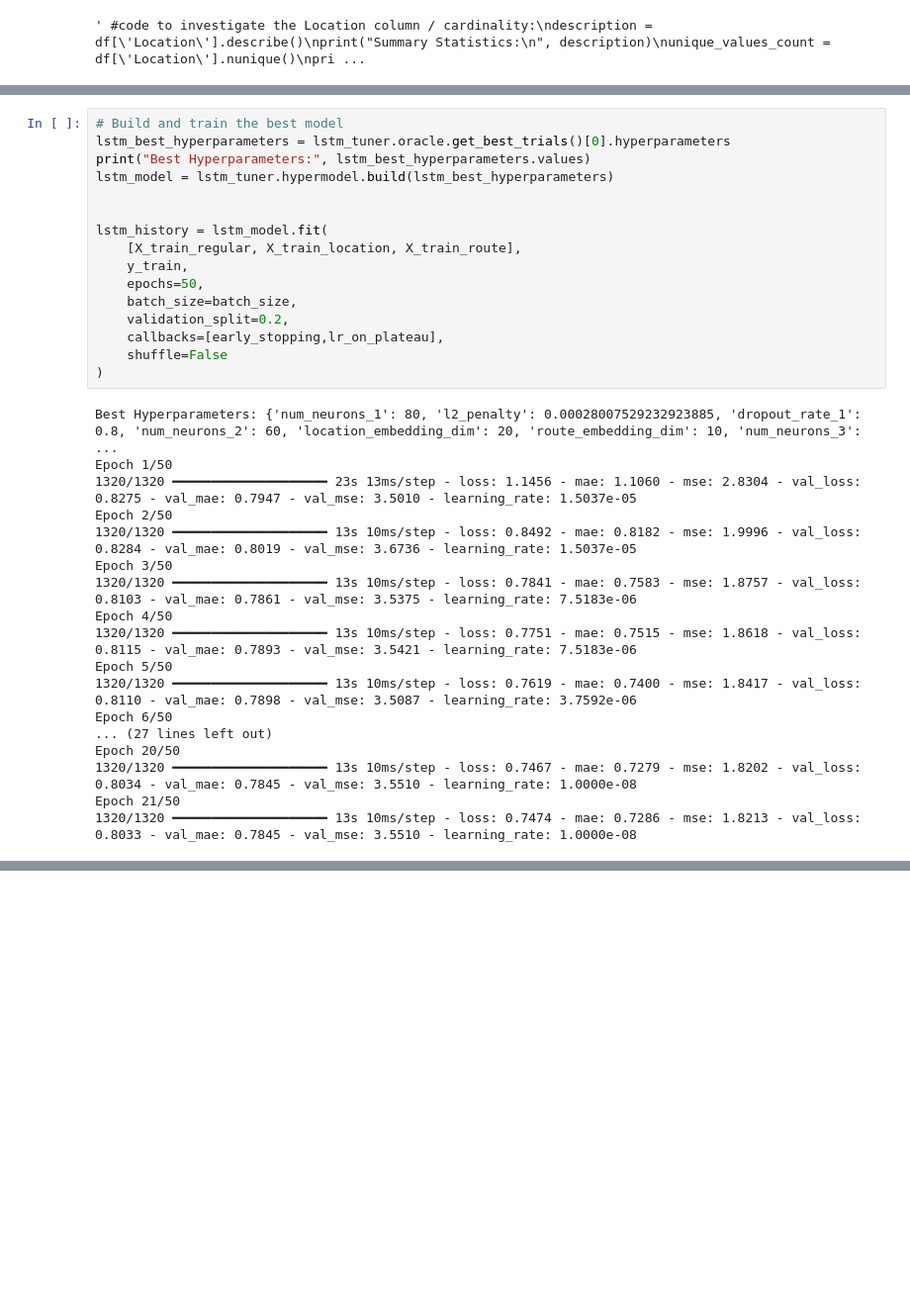
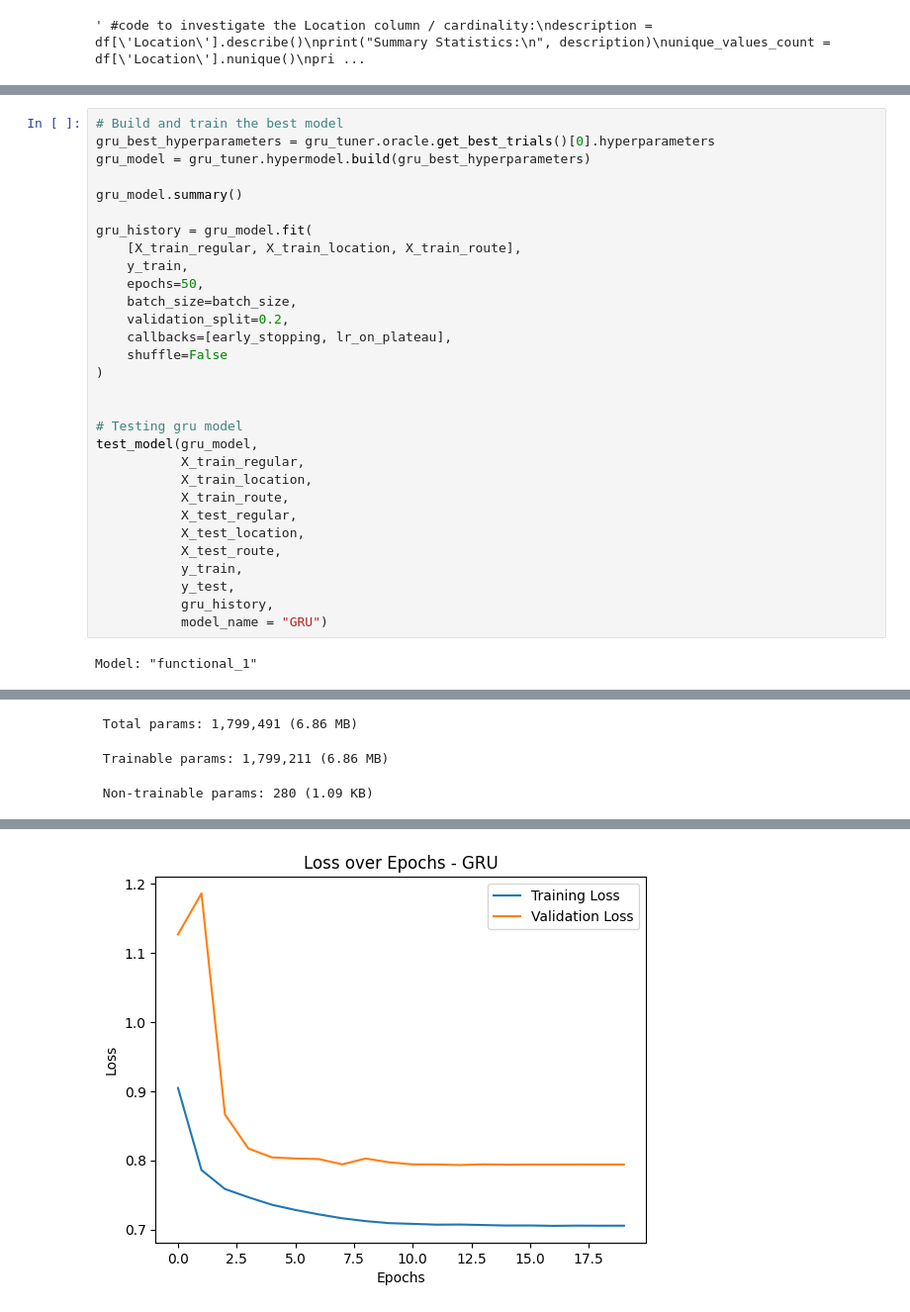
Before and after one commit to jaden-hong/AISE4010_project, a Jupyter notebook: ttc_project.ipynb, the cells around one changed output, grey strips where cells are left out. Shown at 99% size. Drawn from its saved outputs; the diff is of its cells as text; blank space fills up the shorter version.

```diff
--- a/ttc_project.ipynb
+++ b/ttc_project.ipynb
@@ -607,34 +1000,32 @@ KeyboardInterrupt:
 # %%
 # Build and train the best model
-lstm_best_hyperparameters = lstm_tuner.oracle.get_best_trials()[0].hyperparameters
-print("Best Hyperparameters:", lstm_best_hyperparameters.values)
-lstm_model = lstm_tuner.hypermodel.build(lstm_best_hyperparameters)
+gru_best_hyperparameters = gru_tuner.oracle.get_best_trials()[0].hyperparameters
+gru_model = gru_tuner.hypermodel.build(gru_best_hyperparameters)
 
+gru_model.summary()
 
-lstm_history = lstm_model.fit(
+gru_history = gru_model.fit(
     [X_train_regular, X_train_location, X_train_route],
     y_train,
     epochs=50,
     batch_size=batch_size,
     validation_split=0.2,
-    callbacks=[early_stopping,lr_on_plateau],
+    callbacks=[early_stopping, lr_on_plateau],
     shuffle=False
 )
+
+
+# Testing gru model
+test_model(gru_model,
+           X_train_regular,
+           X_train_location,
+           X_train_route,
+           X_test_regular,
+           X_test_location,
+           X_test_route,
+           y_train,
+           y_test,
+           gru_history,
+           model_name = "GRU")
 # %% [output]
-Best Hyperparameters: {'num_neurons_1': 80, 'l2_penalty': 0.00028007529232923885, 'dropout_rate_1': 0.8, 'num_neurons_2': 60, 'location_embedding_dim': 20, 'route_embedding_dim': 10, 'num_neurons_3':  ...
-Epoch 1/50
-1320/1320 ━━━━━━━━━━━━━━━━━━━━ 23s 13ms/step - loss: 1.1456 - mae: 1.1060 - mse: 2.8304 - val_loss: 0.8275 - val_mae: 0.7947 - val_mse: 3.5010 - learning_rate: 1.5037e-05
-Epoch 2/50
-1320/1320 ━━━━━━━━━━━━━━━━━━━━ 13s 10ms/step - loss: 0.8492 - mae: 0.8182 - mse: 1.9996 - val_loss: 0.8284 - val_mae: 0.8019 - val_mse: 3.6736 - learning_rate: 1.5037e-05
-Epoch 3/50
-1320/1320 ━━━━━━━━━━━━━━━━━━━━ 13s 10ms/step - loss: 0.7841 - mae: 0.7583 - mse: 1.8757 - val_loss: 0.8103 - val_mae: 0.7861 - val_mse: 3.5375 - learning_rate: 7.5183e-06
-Epoch 4/50
-1320/1320 ━━━━━━━━━━━━━━━━━━━━ 13s 10ms/step - loss: 0.7751 - mae: 0.7515 - mse: 1.8618 - val_loss: 0.8115 - val_mae: 0.7893 - val_mse: 3.5421 - learning_rate: 7.5183e-06
-Epoch 5/50
-1320/1320 ━━━━━━━━━━━━━━━━━━━━ 13s 10ms/step - loss: 0.7619 - mae: 0.7400 - mse: 1.8417 - val_loss: 0.8110 - val_mae: 0.7898 - val_mse: 3.5087 - learning_rate: 3.7592e-06
-Epoch 6/50
-... (27 lines left out)
-Epoch 20/50
-1320/1320 ━━━━━━━━━━━━━━━━━━━━ 13s 10ms/step - loss: 0.7467 - mae: 0.7279 - mse: 1.8202 - val_loss: 0.8034 - val_mae: 0.7845 - val_mse: 3.5510 - learning_rate: 1.0000e-08
-Epoch 21/50
-1320/1320 ━━━━━━━━━━━━━━━━━━━━ 13s 10ms/step - loss: 0.7474 - mae: 0.7286 - mse: 1.8213 - val_loss: 0.8033 - val_mae: 0.7845 - val_mse: 3.5510 - learning_rate: 1.0000e-08
+Model: "functional_1"
@@ -640,0 +1049,3 @@ Epoch 21/50
+ Total params: 1,799,491 (6.86 MB)
+ Trainable params: 1,799,211 (6.86 MB)
+ Non-trainable params: 280 (1.09 KB)
@@ -640,0 +1069 @@ Epoch 21/50
+[figure, added]
```
Also changed, not shown: parts of 20 cells of this notebook.
